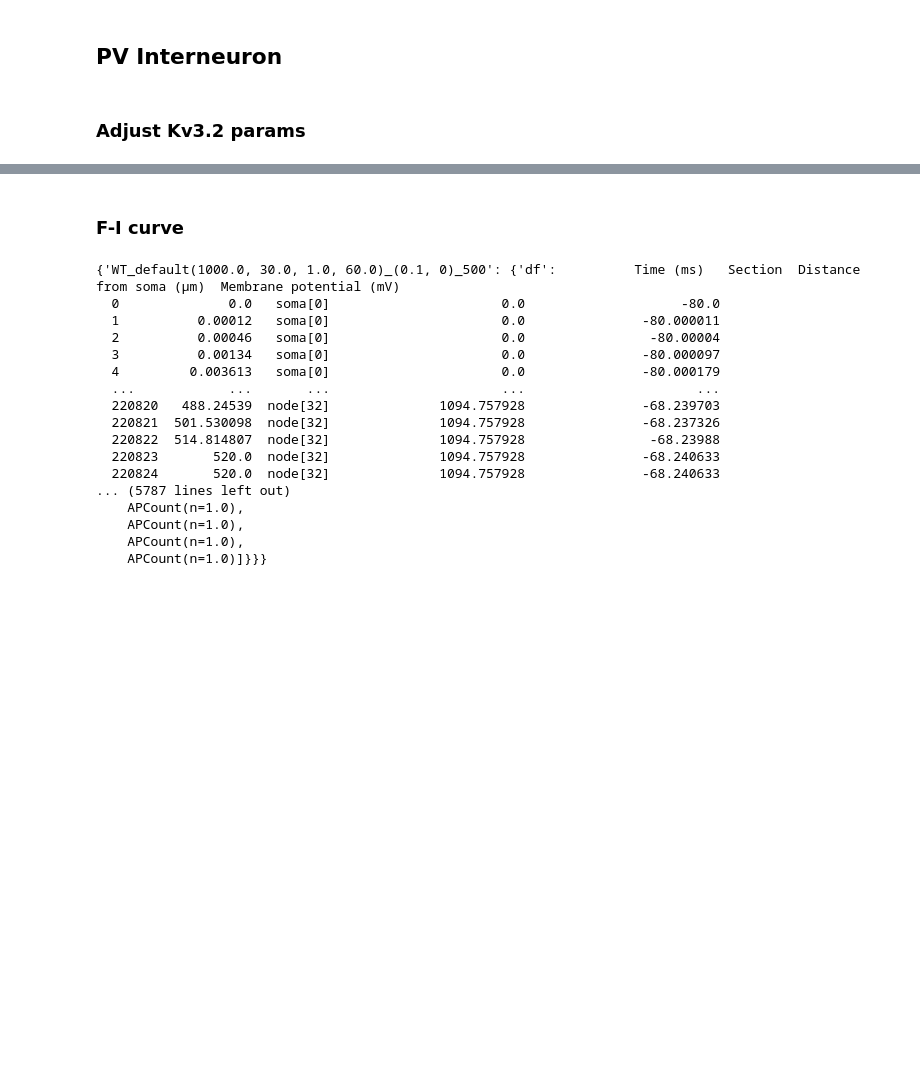
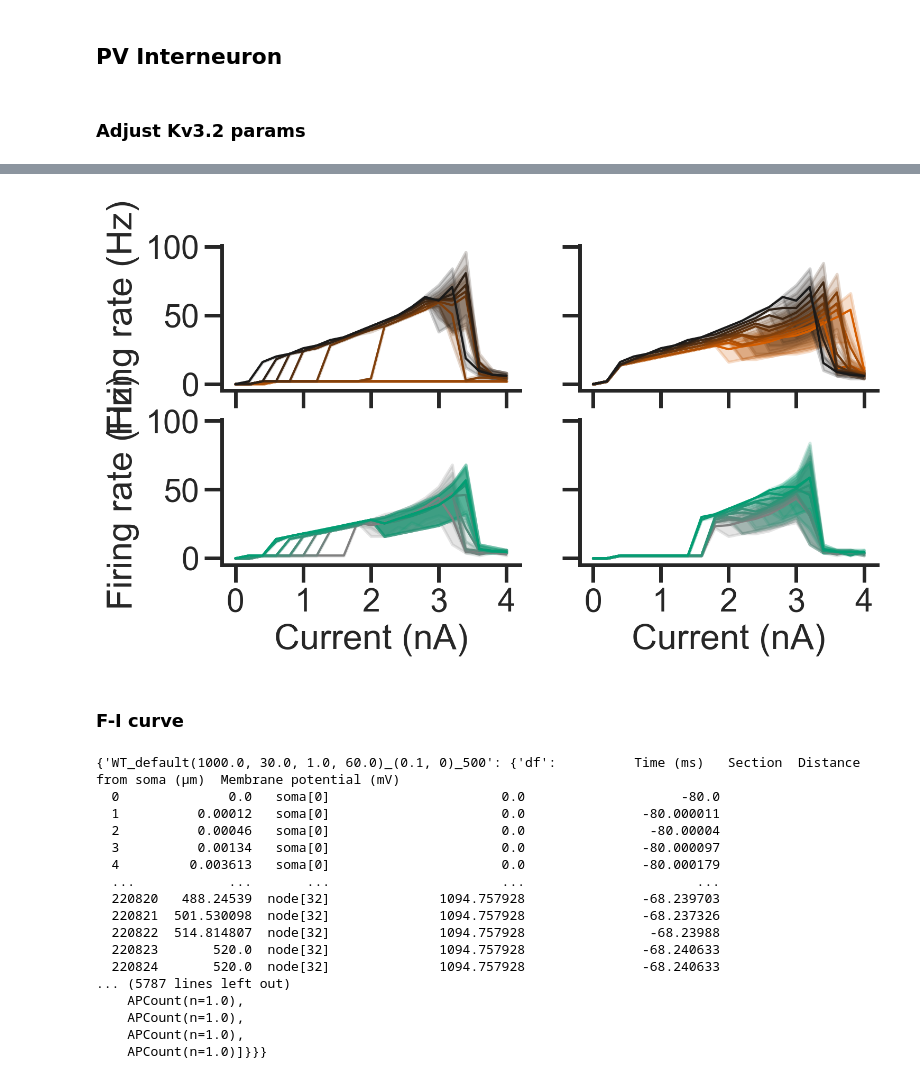
Before and after one commit to ChrisCurrin/pv-kcnc2, a Jupyter notebook: notebook.ipynb, the cells around one changed output, grey strips where cells are left out. Saved outputs shown, nothing was run; the diff lists cells and outputs as text; code cells hidden in the pictures; blank space fills up the shorter version.

```diff
--- a/notebook.ipynb
+++ b/notebook.ipynb
@@ -590,34 +619,44 @@ sns.relplot(
 # %%
-fig, axes = plt.subplot_mosaic(
-    [
-        ["iv_shift_SKv3_1", "tau_shift_SKv3_1"],  # how normal channels can be impacted
+with sns.plotting_context("poster"):
+    fig, axes = plt.subplot_mosaic(
         [
-            "iv_shift_SKv3_1m",
-            "tau_shift_SKv3_1m",
-        ],  # how pathological channels can be repaired
-    ],
-    sharey=True,
-    sharex=True,
-    figsize=(8, 4),
-)
-base_kwargs = dict(
-    x=CURRENT_LABEL,
-    y=FIRING_RATE_LABEL,
-    hue="value",
-    palette="Greys",
-    style="loc",
-    style_order=["AIS"],
-    size="Neuron",
-)
-# first column
+            ["iv_shift_SKv3_1", "tau_shift_SKv3_1"],  # how normal channels can be impacted
+            [
+                "iv_shift_SKv3_1m",
+                "tau_shift_SKv3_1m",
+            ],  # how pathological channels can be repaired
+        ],
+        sharey=True,
+        sharex=True,
+        figsize=(8, 4),
+    )
 
-for i, (key, ax) in enumerate(axes.items()):
-    sns.lineplot(
-        data=param_df[param_df["param"] == "iv_shift_SKv3_1"],
-        ax=axes["iv_shift WT"],
-        **base_kwargs,
-        legend=(i == 0),
+    down_pal = sns.blend_palette(["r", "k"], n_colors=10)
+    up_pal =sns.blend_palette(["grey", "g"], n_colors=10)
+
+    base_kwargs = dict(
+        x=CURRENT_LABEL,
+        y=FIRING_RATE_LABEL,
+        hue="value",
+        # style="loc",
+        # style_order=["AIS"],
+        size="Neuron",
     )
+    # first column
+
+    for i, (key, ax) in enumerate(axes.items()):
+        pal = up_pal if "m" in key else down_pal
+
+        sns.lineplot(
+            data=param_df[param_df["param"] == key],
+            ax=ax,
+            palette=pal,
+            **base_kwargs,
+            # legend=(i == 0),
+            legend=False,
+        )
+# %% [output]
+[figure, added]
 # %% [markdown]
 ### F-I curve
 # %%
```
Also changed, not shown: parts of 17 cells of this notebook, 2 other files.
